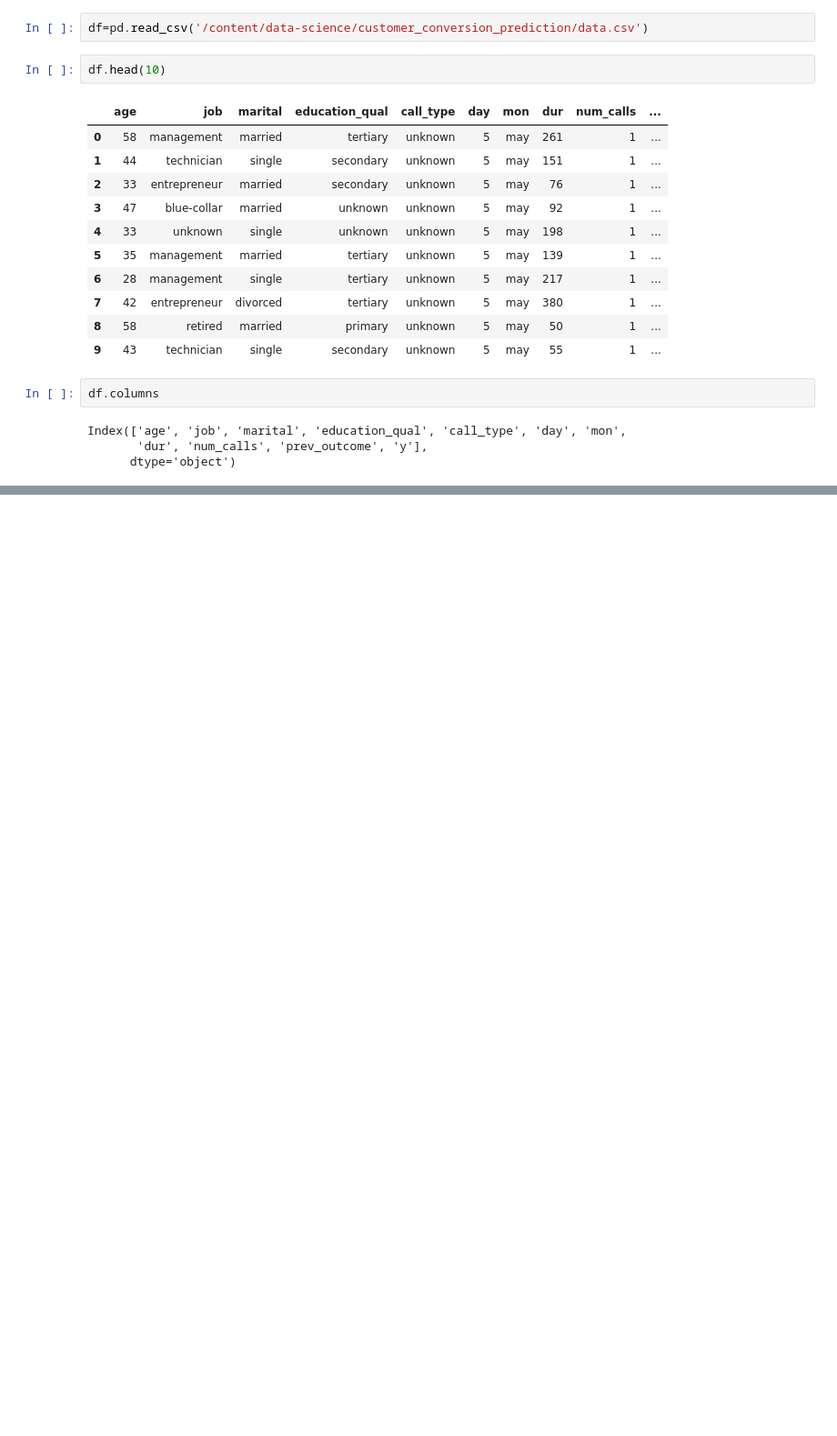
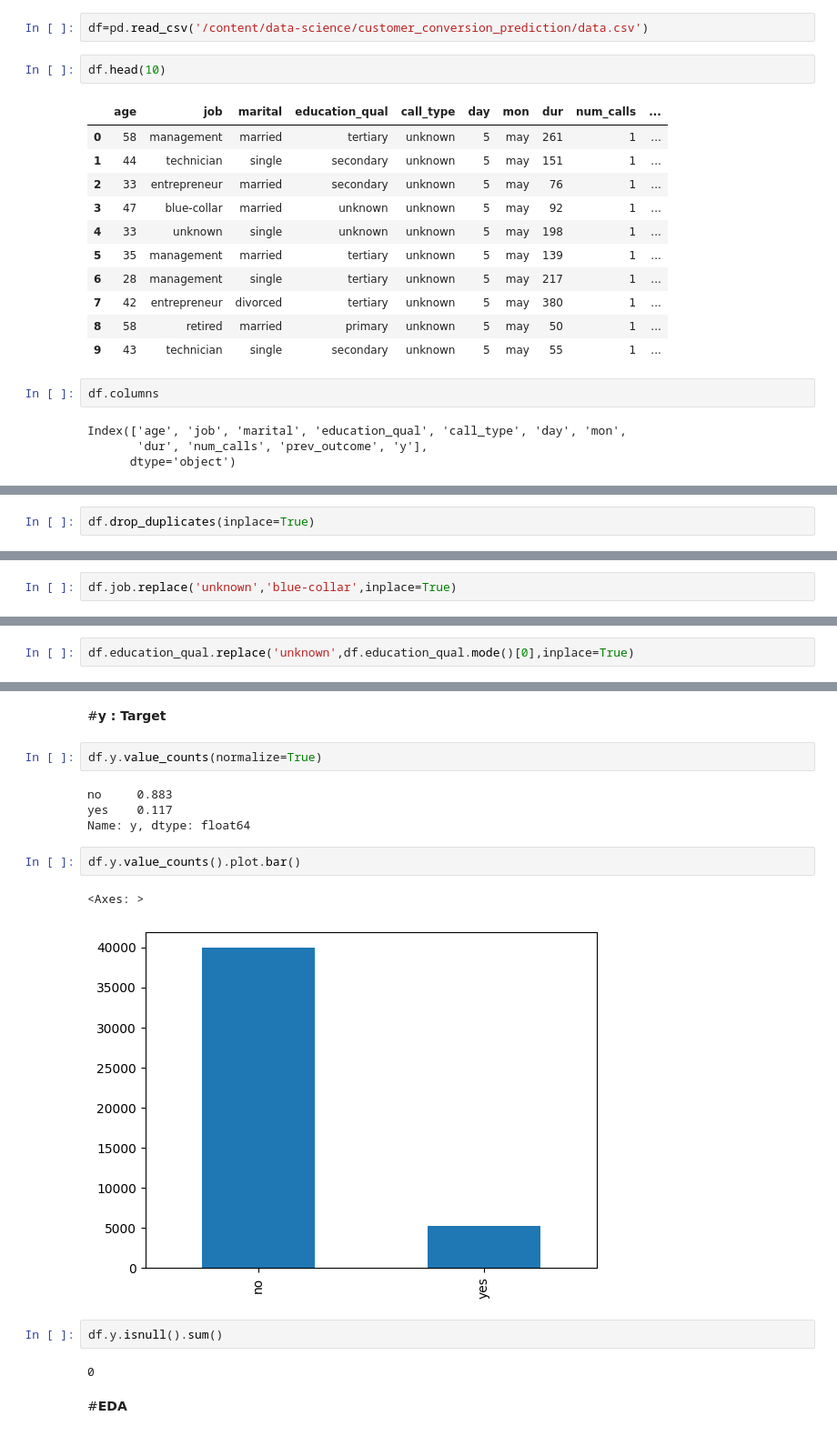
Before and after one commit to mahshooq-karayil/data-science, a Jupyter notebook: customer_conversion_prediction/customer_conversion_prediction.ipynb, the cells around one changed output, grey strips where cells are left out. Shown at 91% size. Cells and saved outputs as stored; diff of their text form; blank space fills up the shorter version.

```diff
--- a/customer_conversion_prediction/customer_conversion_prediction.ipynb
+++ b/customer_conversion_prediction/customer_conversion_prediction.ipynb
@@ -42,0 +92,2 @@ Index(['age', 'job', 'marital', 'education_qual', 'call_type', 'day', 'mon',
+# %%
+df.drop_duplicates(inplace=True)
@@ -42,0 +186,2 @@ Index(['age', 'job', 'marital', 'education_qual', 'call_type', 'day', 'mon',
+# %%
+df.job.replace('unknown','blue-collar',inplace=True)
@@ -42,0 +230,2 @@ Index(['age', 'job', 'marital', 'education_qual', 'call_type', 'day', 'mon',
+# %%
+df.education_qual.replace('unknown',df.education_qual.mode()[0],inplace=True)
@@ -42,0 +397,19 @@ Index(['age', 'job', 'marital', 'education_qual', 'call_type', 'day', 'mon',
+# %% [markdown]
+#**y : Target**
+# %%
+df.y.value_counts(normalize=True)
+# %% [output]
+no     0.883
+yes    0.117
+Name: y, dtype: float64
+# %%
+df.y.value_counts().plot.bar()
+# %% [output]
+<Axes: >
+[figure, added]
+# %%
+df.y.isnull().sum()
+# %% [output]
+0
+# %% [markdown]
+#**EDA**
```
Also changed, not shown: parts of 48 cells of this notebook.
